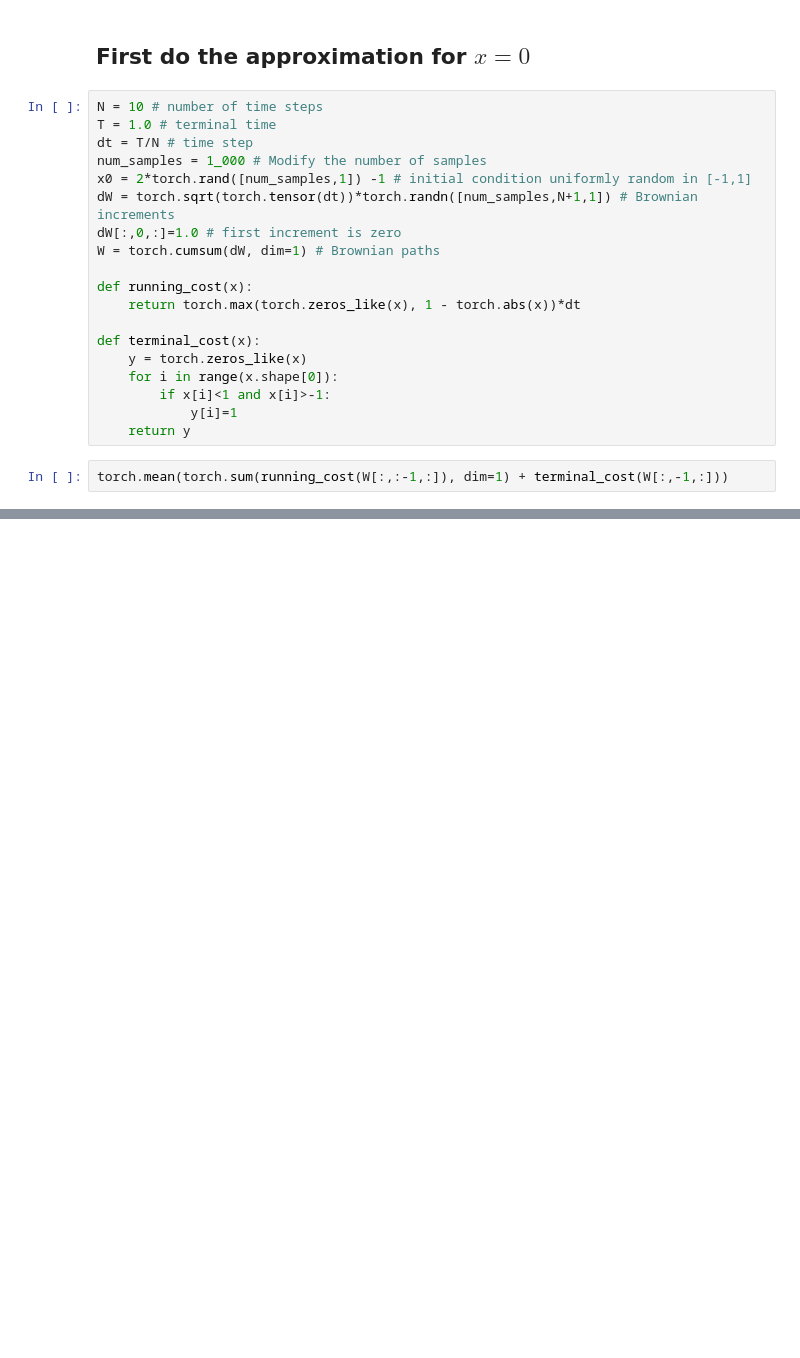
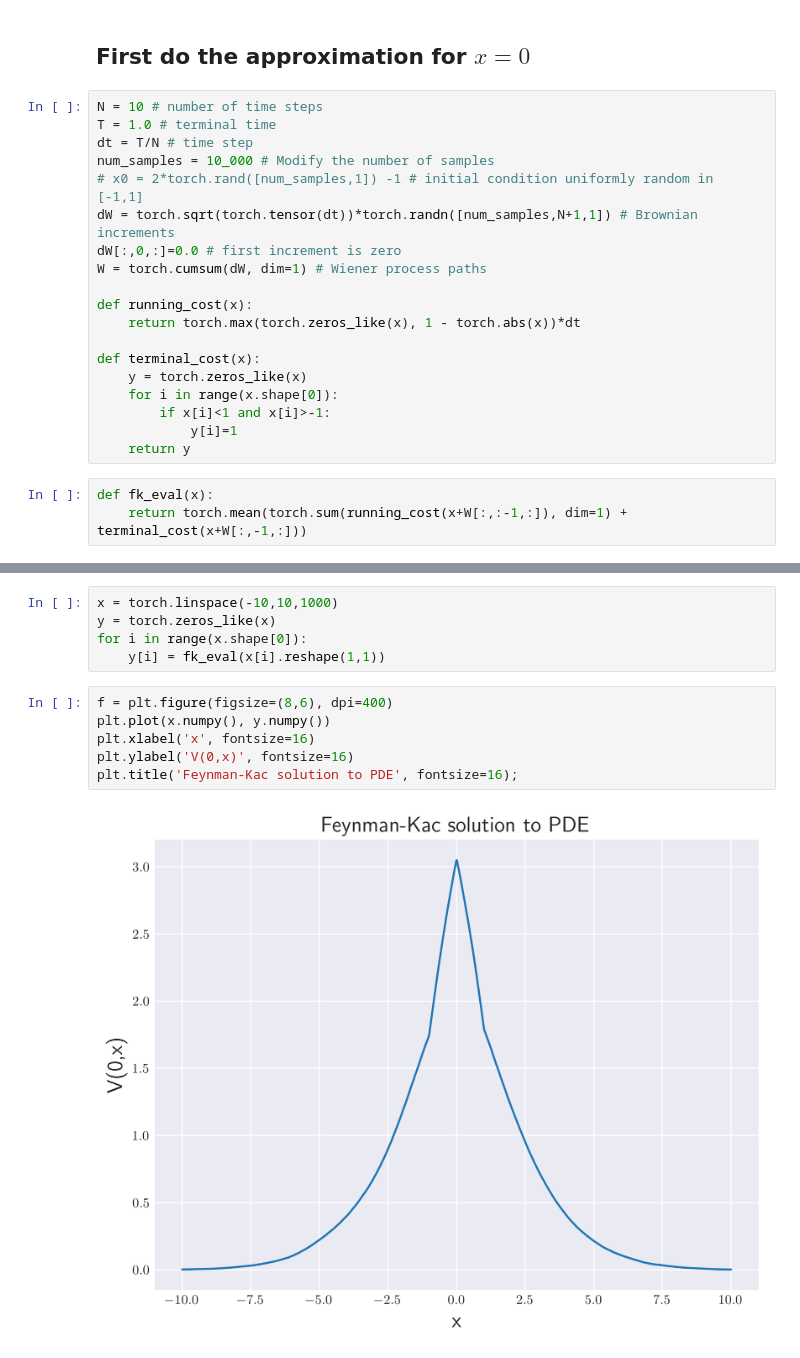
Before and after one commit to arashfahim/Stochastic_Control_FSU, a Jupyter notebook: FeynmannKac.ipynb, the cells around one changed output, grey strips where cells are left out. Cells and saved outputs as stored; diff of their text form; blank space fills up the shorter version.

```diff
--- a/FeynmannKac.ipynb
+++ b/FeynmannKac.ipynb
@@ -51,11 +51,11 @@ Take $T=1$
 N = 10 # number of time steps
 T = 1.0 # terminal time
 dt = T/N # time step
-num_samples = 1_000 # Modify the number of samples
-x0 = 2*torch.rand([num_samples,1]) -1 # initial condition uniformly random in [-1,1]
+num_samples = 10_000 # Modify the number of samples
+# x0 = 2*torch.rand([num_samples,1]) -1 # initial condition uniformly random in [-1,1]
 dW = torch.sqrt(torch.tensor(dt))*torch.randn([num_samples,N+1,1]) # Brownian increments
-dW[:,0,:]=1.0 # first increment is zero
-W = torch.cumsum(dW, dim=1) # Brownian paths
+dW[:,0,:]=0.0 # first increment is zero
+W = torch.cumsum(dW, dim=1) # Wiener process paths
 
 def running_cost(x):
     return torch.max(torch.zeros_like(x), 1 - torch.abs(x))*dt
@@ -67,4 +67,5 @@ def terminal_cost(x):
             y[i]=1
     return y
 # %%
-torch.mean(torch.sum(running_cost(W[:,:-1,:]), dim=1) + terminal_cost(W[:,-1,:]))
+def fk_eval(x):
+    return torch.mean(torch.sum(running_cost(x+W[:,:-1,:]), dim=1) + terminal_cost(x+W[:,-1,:]))
@@ -74,0 +80,13 @@ tensor(0.6546)
+# %%
+x = torch.linspace(-10,10,1000)
+y = torch.zeros_like(x)
+for i in range(x.shape[0]):
+    y[i] = fk_eval(x[i].reshape(1,1))
+# %%
+f = plt.figure(figsize=(8,6), dpi=400)
+plt.plot(x.numpy(), y.numpy())
+plt.xlabel('x', fontsize=16)
+plt.ylabel('V(0,x)', fontsize=16)
+plt.title('Feynman-Kac solution to PDE', fontsize=16);
+# %% [output]
+[figure, added]
```
Also changed, not shown: parts of 4 cells of this notebook, 2 other files.
